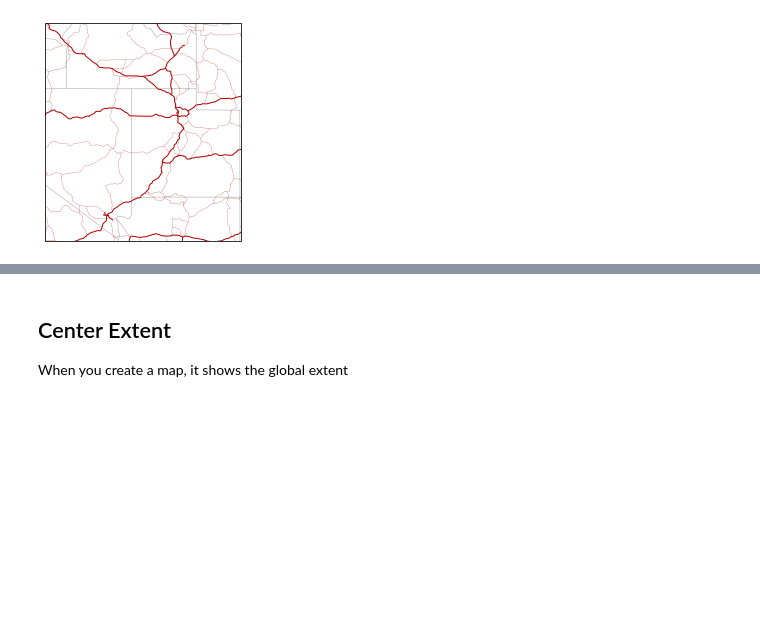
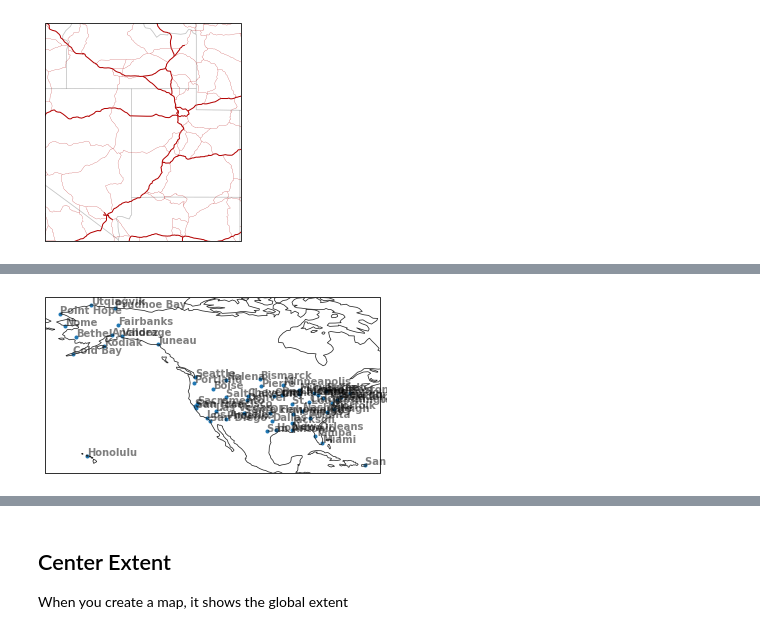
Before and after one commit to blaylockbk/Carpenter_Workshop, a Jupyter notebook: notebooks/demo_cartopy_tools.ipynb, the cells around one changed output, grey strips where cells are left out. Saved outputs shown, nothing was run; the diff lists cells and outputs as text; code cells hidden in the pictures; blank space fills up the shorter version.

```diff
--- a/notebooks/demo_cartopy_tools.ipynb
+++ b/notebooks/demo_cartopy_tools.ipynb
@@ -154,0 +157,6 @@ from toolbox.cartopy_tools import center_extent, adjust_extent, copy_extent
+# %%
+# Large cities have small rank
+# Small cities have large rank
+ax = common_features(PLACES=True, PLACES_kwargs={'rank':3})
+# %% [output]
+[figure, added]
```
Also changed, not shown: parts of 18 cells of this notebook, 3 other files.
